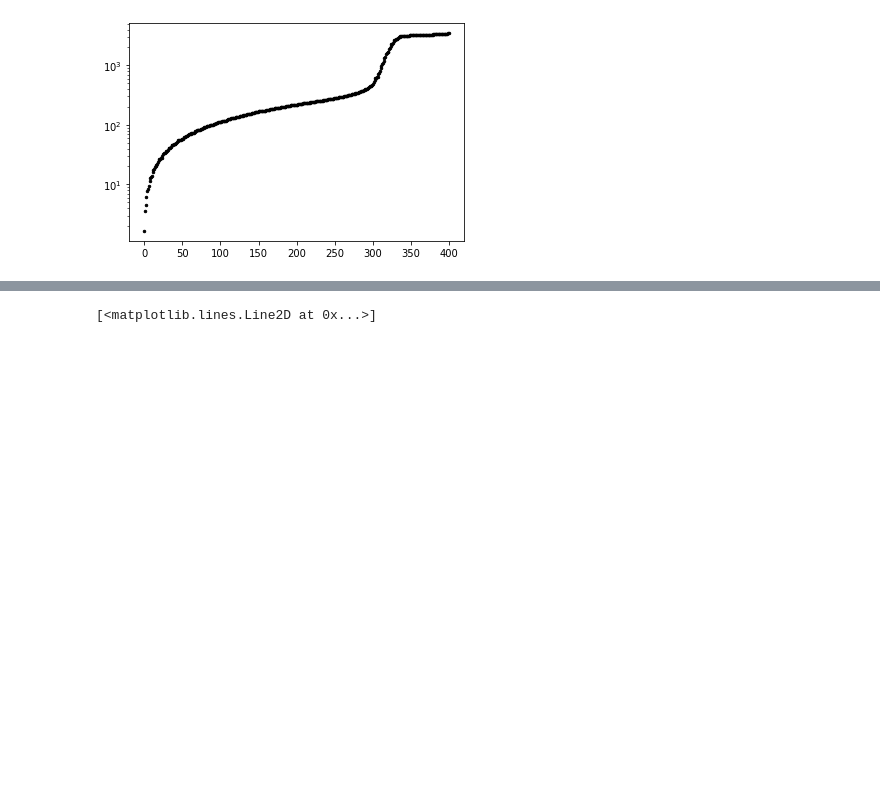
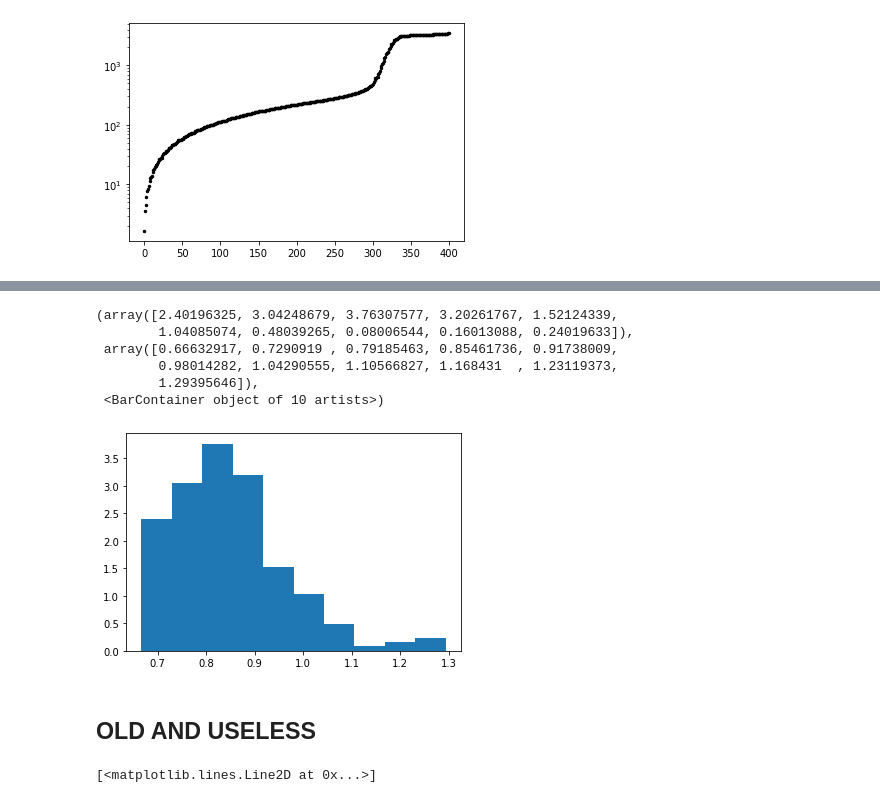
Before and after one commit to benjaminorthner/cms_exam_project, a Jupyter notebook: billiard/billiard.ipynb, the cells around one changed output, grey strips where cells are left out. Saved outputs shown, nothing was run; the diff lists cells and outputs as text; code cells hidden in the pictures; blank space fills up the shorter version.

Commit message:
finally got decent hist

```diff
--- a/billiard/billiard.ipynb
+++ b/billiard/billiard.ipynb
@@ -36,3 +50,15 @@ plt.yscale("log")
+# %%
+plt.hist(sorted(diff(e_unfolded[:200])), density=True)
+# %% [output]
+(array([2.40196325, 3.04248679, 3.76307577, 3.20261767, 1.52124339,
+        1.04085074, 0.48039265, 0.08006544, 0.16013088, 0.24019633]),
+ array([0.66632917, 0.7290919 , 0.79185463, 0.85461736, 0.91738009,
+        0.98014282, 1.04290555, 1.10566827, 1.168431  , 1.23119373,
+        1.29395646]),
+ <BarContainer object of 10 artists>)
+[figure, added]
+# %% [markdown]
+## OLD AND USELESS
 # %%
 
 E_tilde = [weyl(E, A, L) for E in e_eigenvals]
```
Also changed, not shown: parts of 6 cells of this notebook, 7 other files.
